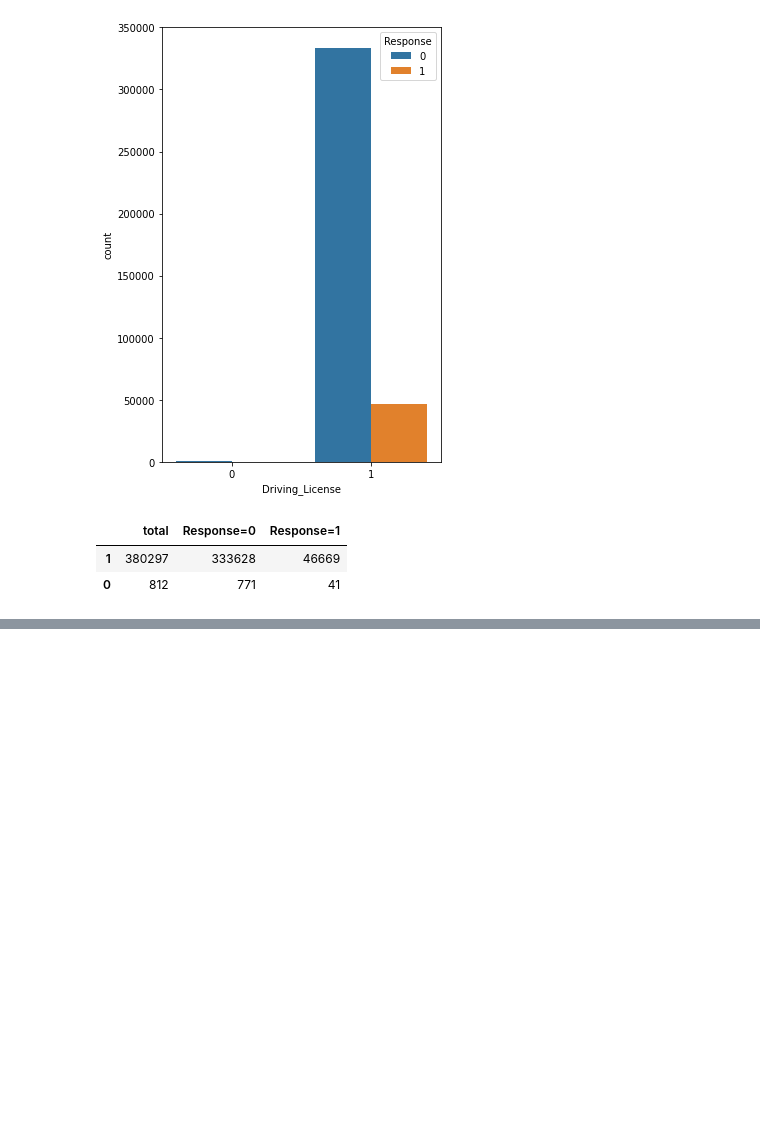
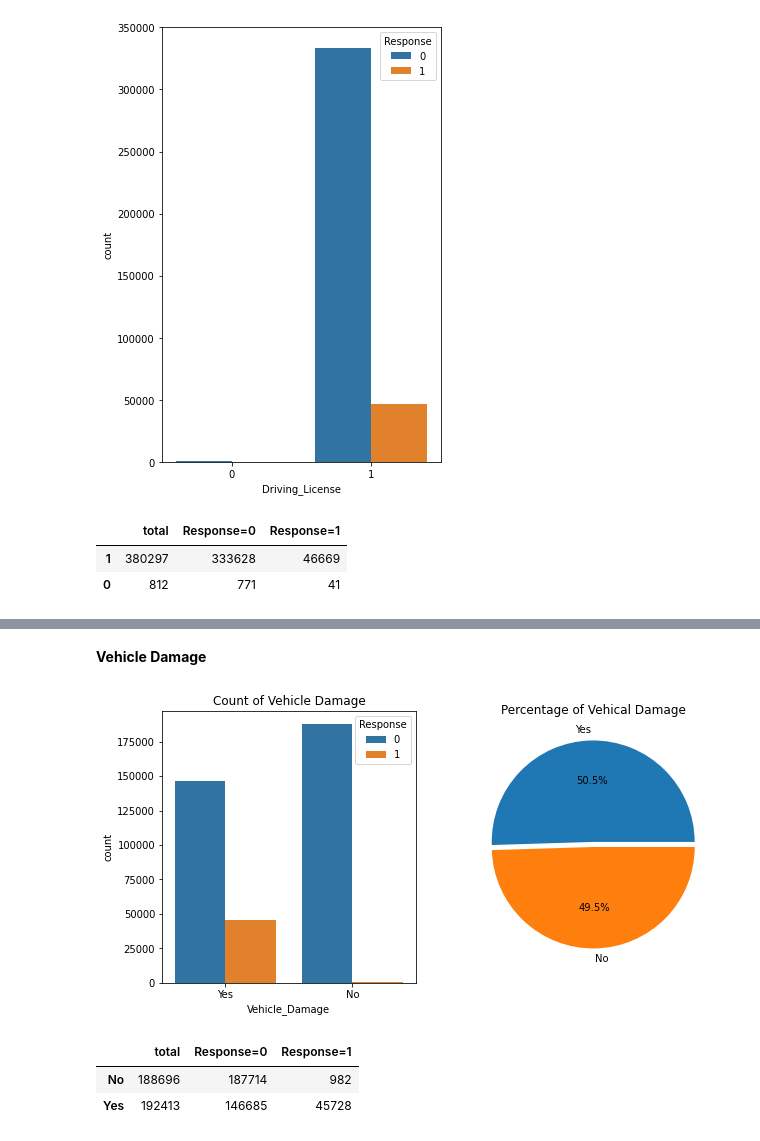
Before and after one commit to deepakpracheta/Health-Insurance-Cross-Sell-Prediction, a Jupyter notebook: HEALTH_INSURANCE_CROSS_SELL_PREDICTION.ipynb, the cells around one changed output, grey strips where cells are left out. Cells and saved outputs as stored; diff of their text form; code cells hidden in the pictures; blank space fills up the shorter version.

```diff
--- a/HEALTH_INSURANCE_CROSS_SELL_PREDICTION.ipynb
+++ b/HEALTH_INSURANCE_CROSS_SELL_PREDICTION.ipynb
@@ -328,0 +381,25 @@ y
+# %% [markdown]
+**Vehicle Damage**
+# %%
+plt.figure(figsize=(10,5))
+
+plt.subplot(121)
+plt.title('Count of Vehicle Damage')
+sns.countplot(df['Vehicle_Damage'], hue=df['Response'])
+
+plt.subplot(122)
+plt.pie(df['Vehicle_Damage'].value_counts(), explode=[0.05,0],autopct='%.1f%%',
+        labels=['Yes', 'No'], labeldistance=1.1)
+plt.title('Percentage of Vehical Damage')
+plt.show()
+# %% [output]
+[figure, added]
+# %%
+x4 = pd.DataFrame({'total': df['Vehicle_Damage'].value_counts(),
+              'Response=0':df.loc[df['Response'] == 0, 'Vehicle_Damage'].value_counts(),
+              'Response=1':df.loc[df['Response'] == 1, 'Vehicle_Damage'].value_counts()})
+x4
+# %% [output]
+|  | total | Response=0 | Response=1 |
+| No | 188696 | 187714 | 982 |
+| Yes | 192413 | 146685 | 45728 |
```
Also changed, not shown: parts of 34 cells of this notebook.
